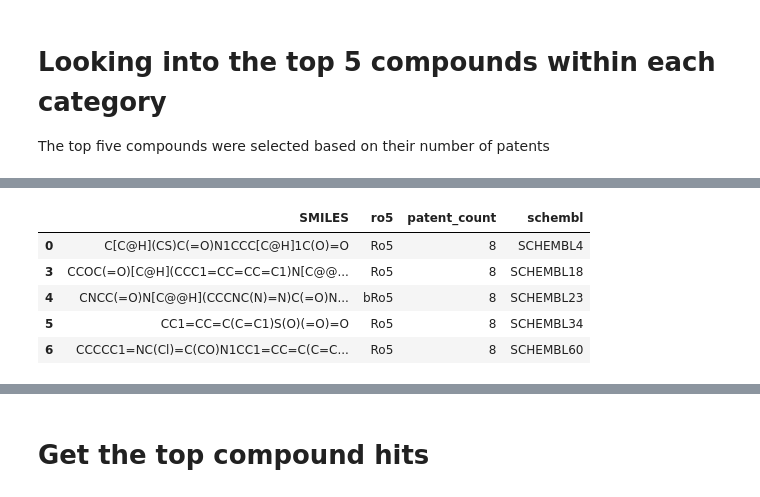
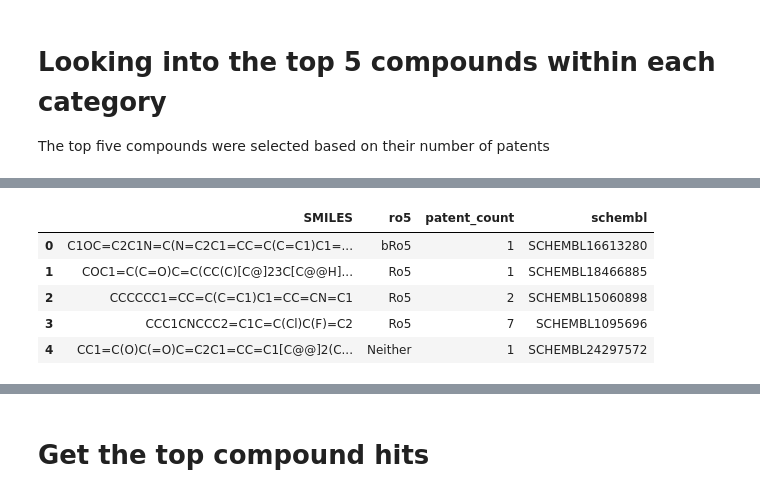
Before and after one commit to Fraunhofer-ITMP/patent-clinical-candidate-characteristics, a Jupyter notebook: notebooks/3_3_1_ro5_overview.ipynb, the cells around one changed output, grey strips where cells are left out. Cells and saved outputs as stored; diff of their text form; code cells hidden in the pictures.

```diff
--- a/notebooks/3_3_1_ro5_overview.ipynb
+++ b/notebooks/3_3_1_ro5_overview.ipynb
@@ -138,0 +207,9 @@ bRo5: 1799063 (24.06%)
+# %%
+t = approved_patented_drugs["ro5"].value_counts(normalize=True).to_dict()
+k = non_approved_patented_drugs["ro5"].value_counts(normalize=True).to_dict()
+
+df = pd.DataFrame([t, k]).T
+df.columns = ["Approved", "Non-approved"]
+df["Approved"] = df["Approved"].apply(lambda x: x * 100)
+df["Non-approved"] = df["Non-approved"].apply(lambda x: x * 100)
+df.drop(index="Neither", inplace=True)
@@ -151,11 +242,15 @@ See the caveats in the documentation: https://pandas.pydata.org/pandas-docs/stab
 # %%
 patent_counter_dict = defaultdict(set)
+surechembl_map = defaultdict(str)
 
-for smile, patent_idx in tqdm(surechembl_df[["SMILES", "PATENT_ID"]].values):
+for idx, smile, patent_idx in tqdm(
+    surechembl_df[["SureChEMBL_ID", "SMILES", "PATENT_ID"]].values
+):
     patent_counter_dict[smile].add(patent_idx)
+    surechembl_map[smile] = idx
 
 patent_counter_dict = {k: len(v) for k, v in patent_counter_dict.items()}
 # %%
-property_annotated_smiles_df["patent_count"] = property_annotated_smiles_df[
-    "SMILES"
-].map(patent_counter_dict)
+property_combined_df["patent_count"] = property_combined_df["SMILES"].map(
+    patent_counter_dict
+)
@@ -168,16 +257,11 @@ See the caveats in the documentation: https://pandas.pydata.org/pandas-docs/stab
-# %%
-surechembl_map = defaultdict(str)
-
-for idx, smile in tqdm(surechembl_df[["SureChEMBL_ID", "SMILES"]].values):
-    surechembl_map[smile] = idx
 # %%
-subset_df = property_annotated_smiles_df[["SMILES", "ro5", "patent_count"]].copy()
+subset_df = property_combined_df[["SMILES", "ro5", "patent_count"]].copy()
 subset_df["schembl"] = subset_df["SMILES"].map(surechembl_map)
 subset_df.head()
 # %% [output]
 |  | SMILES | ro5 | patent_count | schembl |
-| 0 | C[C@H](CS)C(=O)N1CCC[C@H]1C(O)=O | Ro5 | 8 | SCHEMBL4 |
-| 3 | CCOC(=O)[C@H](CCC1=CC=CC=C1)N[C@@... | Ro5 | 8 | SCHEMBL18 |
-| 4 | CNCC(=O)N[C@@H](CCCNC(N)=N)C(=O)N... | bRo5 | 8 | SCHEMBL23 |
-| 5 | CC1=CC=C(C=C1)S(O)(=O)=O | Ro5 | 8 | SCHEMBL34 |
-| 6 | CCCCC1=NC(Cl)=C(CO)N1CC1=CC=C(C=C... | Ro5 | 8 | SCHEMBL60 |
+| 0 | C1OC=C2C1N=C(N=C2C1=CC=C(C=C1)C1=... | bRo5 | 1 | SCHEMBL16613280 |
+| 1 | COC1=C(C=O)C=C(CC(C)[C@]23C[C@@H]... | Ro5 | 1 | SCHEMBL18466885 |
+| 2 | CCCCCC1=CC=C(C=C1)C1=CC=CN=C1 | Ro5 | 2 | SCHEMBL15060898 |
+| 3 | CCC1CNCCC2=C1C=C(Cl)C(F)=C2 | Ro5 | 7 | SCHEMBL1095696 |
+| 4 | CC1=C(O)C(=O)C=C2C1=CC=C1[C@@]2(C... | Neither | 1 | SCHEMBL24297572 |
```
Also changed, not shown: parts of 38 cells of this notebook.
